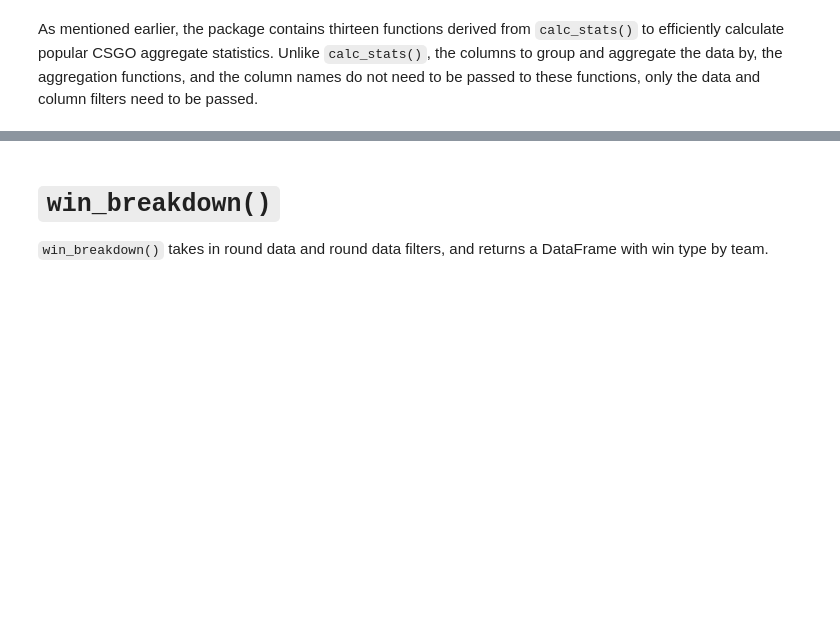
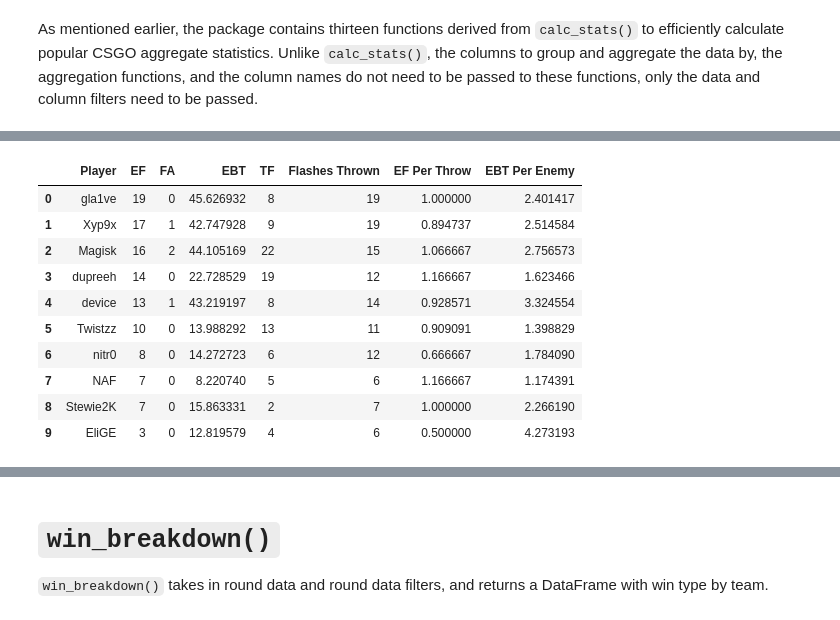
Before and after one commit to pnxenopoulos/awpy, a Jupyter notebook: examples/01_Basic_CSGO_Analysis.ipynb, the cells around one changed output, grey strips where cells are left out. Drawn from its saved outputs; the diff is of its cells as text; code cells hidden in the pictures; blank space fills up the shorter version.

```diff
--- a/examples/01_Basic_CSGO_Analysis.ipynb
+++ b/examples/01_Basic_CSGO_Analysis.ipynb
@@ -788,0 +629,77 @@ util_dmg_breakdown(data_df["Damages"], data_df["Grenades"])
+# %%
+def flash_stats(
+    flash_data: pd.DataFrame,
+    grenade_data: pd.DataFrame,
+    kill_data: pd.DataFrame,
+    team: bool = False,
+    flash_filters: Dict[str, Union[List[bool], List[str]]] = {},
+    grenade_filters: Dict[str, Union[List[bool], List[str]]] = {},
+    kill_filters: Dict[str, Union[List[bool], List[str]]] = {},
+) -> pd.DataFrame:
+    stats = ["AttackerName", "FlashThrowerName", "ThrowerName", "Player"]
+    if team:
+        stats = ["AttackerTeam", "FlashThrowerTeam", "ThrowerTeam", "Team"]
+    enemy_flashes = calc_stats(
+        flash_data.loc[flash_data["AttackerTeam"] != flash_data["PlayerTeam"]],
+        flash_filters,
+        [stats[0]],
+        [stats[0]],
+        [["size"]],
+        [stats[3], "EF"],
+    )
+    flash_assists = calc_stats(
+        kill_data.loc[kill_data["FlashThrowerTeam"] != kill_data["VictimTeam"]],
+        kill_filters,
+        [stats[1]],
+        [stats[1]],
+        [["size"]],
+        [stats[3], "FA"],
+    )
+    blind_time = calc_stats(
+        flash_data.loc[flash_data["AttackerTeam"] != flash_data["PlayerTeam"]],
+        flash_filters,
+        [stats[0]],
+        ["FlashDuration"],
+        [["sum"]],
+        [stats[3], "EBT"],
+    )
+    team_flashes = calc_stats(
+        flash_data.loc[flash_data["AttackerTeam"] == flash_data["PlayerTeam"]],
+        flash_filters,
+        [stats[0]],
+        [stats[0]],
+        [["size"]],
+        [stats[3], "TF"],
+    )
+    flashes_thrown = calc_stats(
+        grenade_data.loc[grenade_data["GrenadeType"] == "Flashbang"],
+        flash_filters,
+        [stats[2]],
+        [stats[2]],
+        [["size"]],
+        [stats[3], "Flashes Thrown"],
+    )
+    flash_stats = enemy_flashes.merge(flash_assists, how="outer").fillna(0)
+    flash_stats = flash_stats.merge(blind_time, how="outer").fillna(0)
+    flash_stats = flash_stats.merge(team_flashes, how="outer").fillna(0)
+    flash_stats = flash_stats.merge(flashes_thrown, how="outer").fillna(0)
+    flash_stats["EF Per Throw"] = flash_stats["EF"] / flash_stats["Flashes Thrown"]
+    flash_stats["EBT Per Enemy"] = flash_stats["EBT"] / flash_stats["EF"]
+    flash_stats["FA"] = flash_stats["FA"].astype(int)
+    flash_stats.sort_values(by="EF", ascending=False, inplace=True)
+    flash_stats.reset_index(drop=True, inplace=True)
+    return flash_stats
+
+flash_stats(data_df["Flashes"], data_df["Grenades"], data_df["Kills"])
+# %% [output]
+|  | Player | EF | FA | EBT | TF | Flashes Thrown | EF Per Throw | EBT Per Enemy |
+| 0 | gla1ve | 19 | 0 | 45.626932 | 8 | 19 | 1.000000 | 2.401417 |
+| 1 | Xyp9x | 17 | 1 | 42.747928 | 9 | 19 | 0.894737 | 2.514584 |
+| 2 | Magisk | 16 | 2 | 44.105169 | 22 | 15 | 1.066667 | 2.756573 |
+| 3 | dupreeh | 14 | 0 | 22.728529 | 19 | 12 | 1.166667 | 1.623466 |
+| 4 | device | 13 | 1 | 43.219197 | 8 | 14 | 0.928571 | 3.324554 |
+| 5 | Twistzz | 10 | 0 | 13.988292 | 13 | 11 | 0.909091 | 1.398829 |
+| 6 | nitr0 | 8 | 0 | 14.272723 | 6 | 12 | 0.666667 | 1.784090 |
+| 7 | NAF | 7 | 0 | 8.220740 | 5 | 6 | 1.166667 | 1.174391 |
+| 8 | Stewie2K | 7 | 0 | 15.863331 | 2 | 7 | 1.000000 | 2.266190 |
+| 9 | EliGE | 3 | 0 | 12.819579 | 4 | 6 | 0.500000 | 4.273193 |
```
Also changed, not shown: parts of 52 cells of this notebook, 2 other files.
